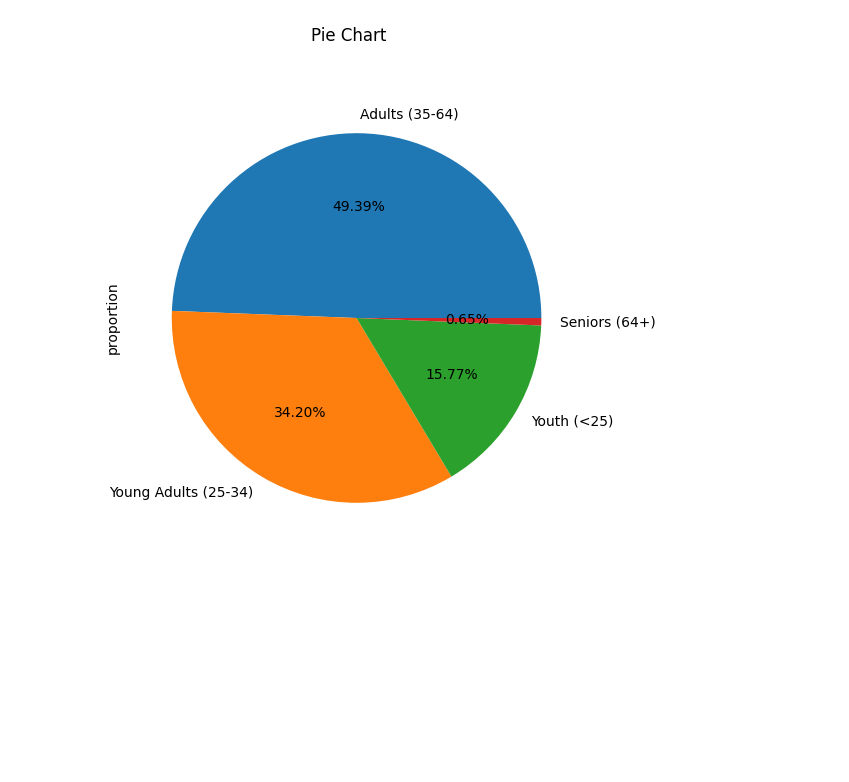
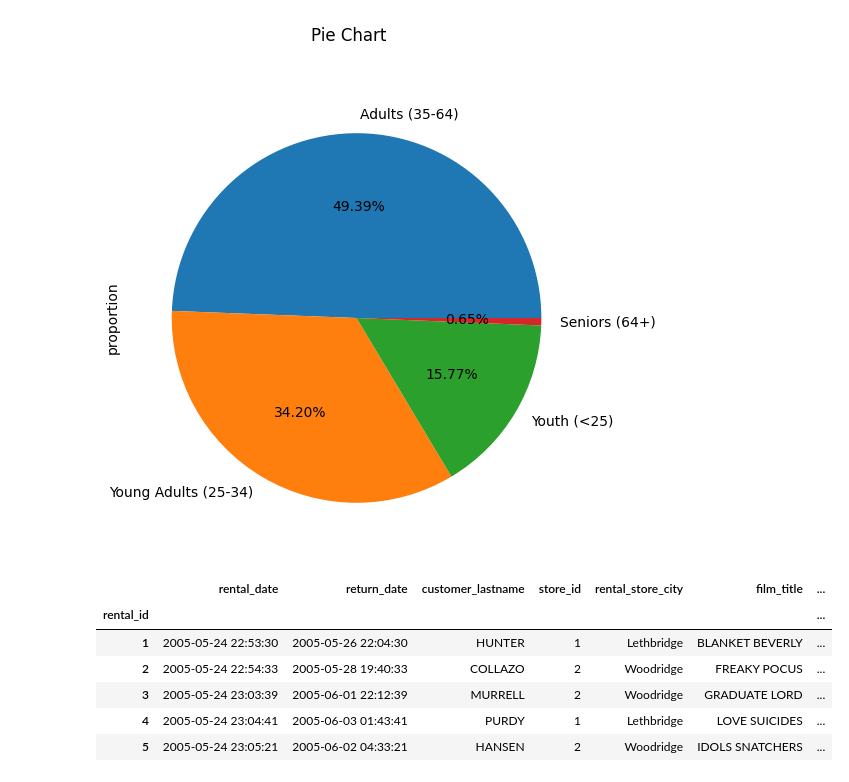
Before and after one commit to wailhadad/DataAnalysis, a Jupyter notebook: DataAnalysisTutorial_1.ipynb, the cells around one changed output. Cells and saved outputs as stored; diff of their text form; code cells hidden in the pictures; blank space fills up the shorter version.

```diff
--- a/DataAnalysisTutorial_1.ipynb
+++ b/DataAnalysisTutorial_1.ipynb
@@ -29,3 +32,48 @@ df['Age_Group'].value_counts().plot(
 # %% [output]
 array([<Axes: ylabel='proportion'>], dtype=object)
 [figure]
+# %%
+# path_to_sql_db='/content/drive/MyDrive/Colab Notebooks/mysql_data_analysis.db'
+path_to_sql_db='/content/drive/MyDrive/Colab Notebooks/sakila.db'
+
+connection=sqlite3.connect(path_to_sql_db)
+
+query = """
+SELECT
+  rental.rental_id,
+  rental.rental_date,
+  rental.return_date,
+  customer.last_name AS customer_lastname,
+  store.store_id,
+  city.city AS rental_store_city,
+  film.title          AS film_title,
+  film.rental_duration AS film_rental_duration,
+  film.rental_rate    AS film_rental_rate,
+  film.replacement_cost AS film_replacement_cost,
+  film.rating         AS film_rating
+FROM rental
+INNER JOIN customer ON rental.customer_id = customer.customer_id
+INNER JOIN inventory ON rental.inventory_id = inventory.inventory_id
+INNER JOIN store     ON inventory.store_id   = store.store_id
+INNER JOIN address   ON store.address_id     = address.address_id
+INNER JOIN city      ON address.city_id      = city.city_id
+INNER JOIN film      ON inventory.film_id    = film.film_id
+"""
+
+df = pd.read_sql(
+    sql=query,
+    con=connection,
+    index_col="rental_id",
+    parse_dates=["rental_date", "return_date"]
+)
+
+df.shape
+df.head()
+# %% [output]
+|  | rental_date | return_date | customer_lastname | store_id | rental_store_city | film_title | ... |
+| rental_id |  |  |  |  |  |  | ... |
+| 1 | 2005-05-24 22:53:30 | 2005-05-26 22:04:30 | HUNTER | 1 | Lethbridge | BLANKET BEVERLY | ... |
+| 2 | 2005-05-24 22:54:33 | 2005-05-28 19:40:33 | COLLAZO | 2 | Woodridge | FREAKY POCUS | ... |
+| 3 | 2005-05-24 23:03:39 | 2005-06-01 22:12:39 | MURRELL | 2 | Woodridge | GRADUATE LORD | ... |
+| 4 | 2005-05-24 23:04:41 | 2005-06-03 01:43:41 | PURDY | 1 | Lethbridge | LOVE SUICIDES | ... |
+| 5 | 2005-05-24 23:05:21 | 2005-06-02 04:33:21 | HANSEN | 2 | Woodridge | IDOLS SNATCHERS | ... |
```
Also changed, not shown: parts of 2 cells of this notebook.
